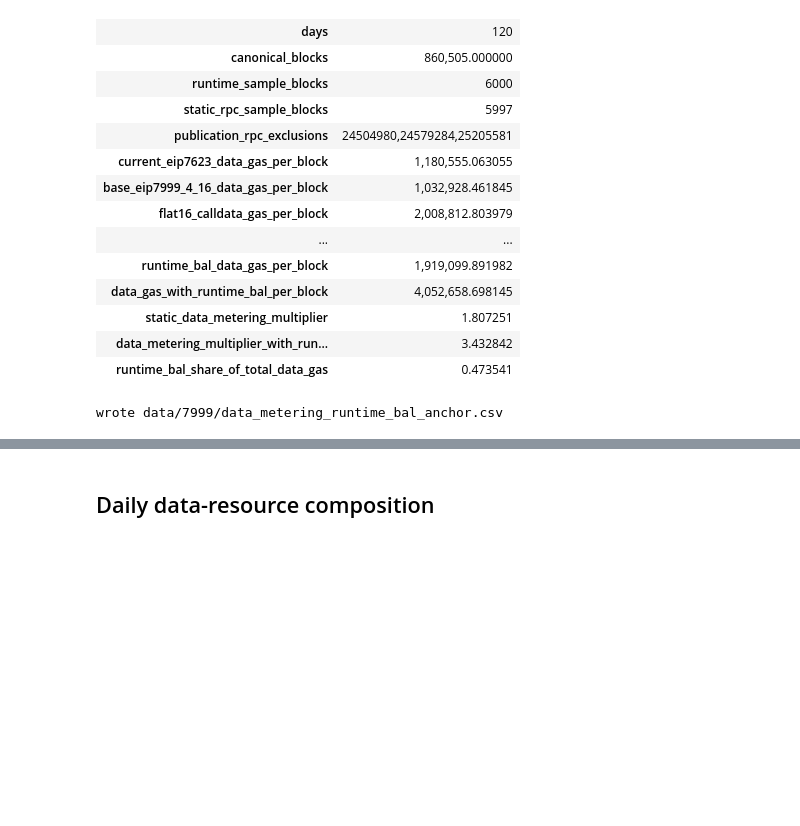
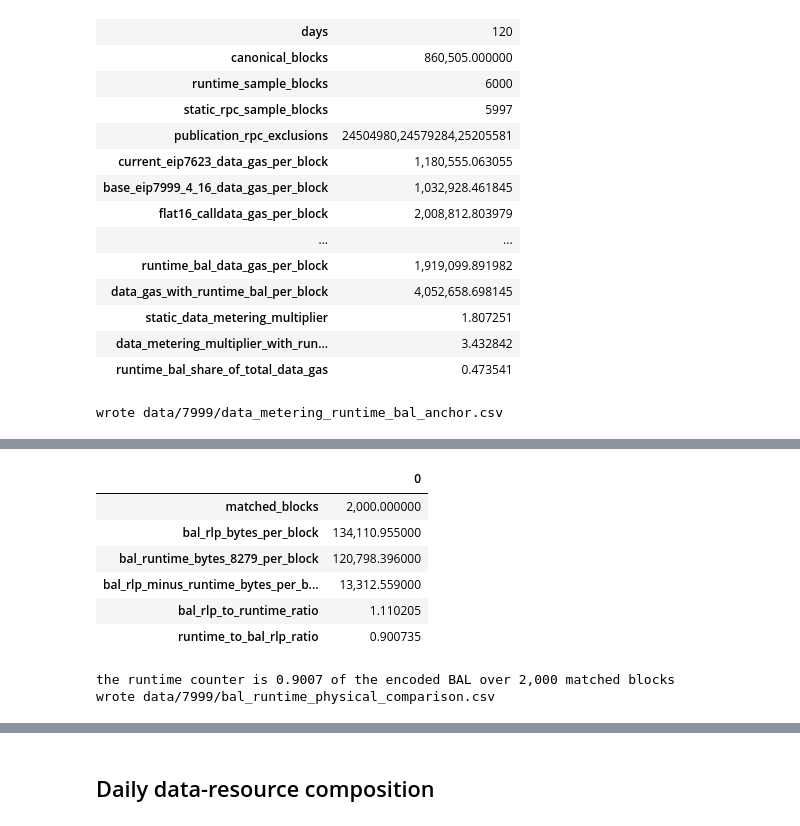
Before and after one commit to M1kuW1ll/eip-7999-research, a Jupyter notebook: notebooks/7999_equilibrium/01-data-metering-runtime-bal.ipynb, the cells around one changed output, grey strips where cells are left out. Saved outputs shown, nothing was run; the diff lists cells and outputs as text; code cells hidden in the pictures; blank space fills up the shorter version.

```diff
--- a/notebooks/7999_equilibrium/01-data-metering-runtime-bal.ipynb
+++ b/notebooks/7999_equilibrium/01-data-metering-runtime-bal.ipynb
@@ -444,0 +465,41 @@ wrote data/7999/data_metering_runtime_bal_anchor.csv
+# %%
+if RPC_BAL_BLOCK_CSV.exists():
+    physical = pd.read_csv(RPC_BAL_BLOCK_CSV)[["block_number", "bal_rlp_bytes"]]
+    matched = physical.merge(
+        runtime_blocks[["block_number", "bal_runtime_bytes_8279"]],
+        on="block_number", how="inner", validate="one_to_one",
+    )
+    rlp_per_block = float(matched["bal_rlp_bytes"].mean())
+    runtime_per_block = float(matched["bal_runtime_bytes_8279"].mean())
+    physical_comparison = pd.DataFrame([{
+        "matched_blocks": len(matched),
+        "bal_rlp_bytes_per_block": rlp_per_block,
+        "bal_runtime_bytes_8279_per_block": runtime_per_block,
+        "bal_rlp_minus_runtime_bytes_per_block": rlp_per_block - runtime_per_block,
+        "bal_rlp_to_runtime_ratio": rlp_per_block / runtime_per_block,
+        "runtime_to_bal_rlp_ratio": runtime_per_block / rlp_per_block,
+    }])
+    physical_comparison.to_csv(PHYSICAL_COMPARISON_CSV, index=False)
+    display(physical_comparison.T)
+    print(
+        f"the runtime counter is {runtime_per_block / rlp_per_block:.4f} of the encoded "
+        f"BAL over {len(matched):,} matched blocks"
+    )
+    print("wrote", PHYSICAL_COMPARISON_CSV.relative_to(PROJECT_ROOT))
+else:
+    print(
+        "skipped: the RPC BAL construction cache is absent at\n  "
+        f"{RPC_BAL_BLOCK_CSV.relative_to(PROJECT_ROOT)}\n"
+        "The encoded-BAL side comes from the earlier RPC BAL reconstruction and is "
+        "not rebuilt by this notebook set."
+    )
+# %% [output]
+|  | 0 |
+| matched_blocks | 2,000.000000 |
+| bal_rlp_bytes_per_block | 134,110.955000 |
+| bal_runtime_bytes_8279_per_block | 120,798.396000 |
+| bal_rlp_minus_runtime_bytes_per_b... | 13,312.559000 |
+| bal_rlp_to_runtime_ratio | 1.110205 |
+| runtime_to_bal_rlp_ratio | 0.900735 |
+the runtime counter is 0.9007 of the encoded BAL over 2,000 matched blocks
+wrote data/7999/bal_runtime_physical_comparison.csv
```
Also changed, not shown: parts of 5 cells of this notebook, 5 other files.
